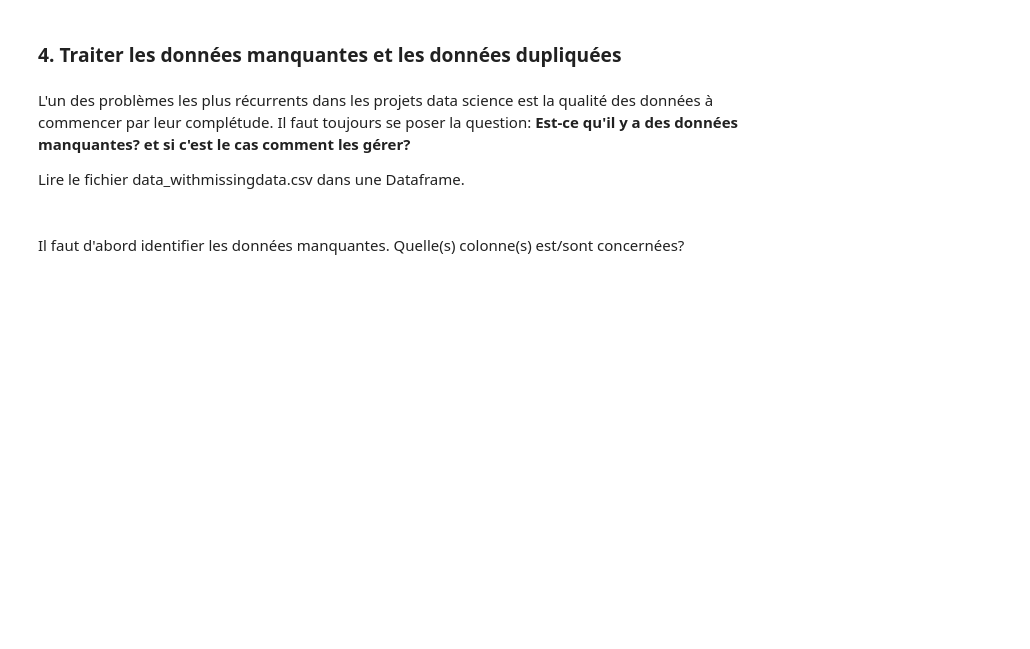
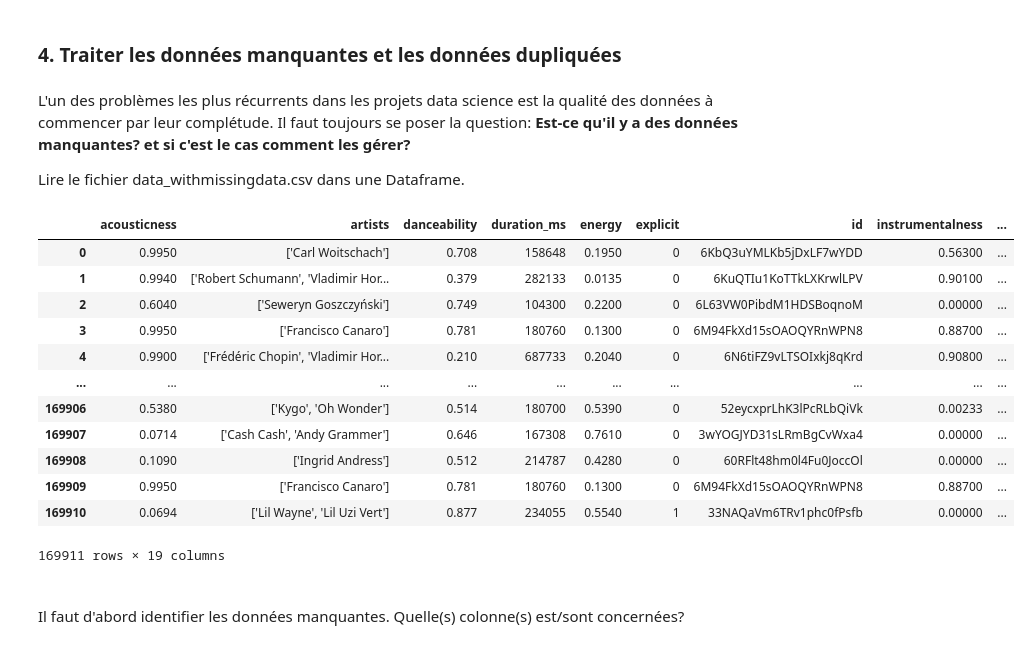
Before and after one commit to ziyadhr99/Lab_IA, a Jupyter notebook: Lab1_numpy_pandas/Lab1_AI_Numpy_Pandas.ipynb, the cells around one changed output. Saved outputs shown, nothing was run; the diff lists cells and outputs as text; code cells hidden in the pictures; blank space fills up the shorter version.

```diff
--- a/Lab1_numpy_pandas/Lab1_AI_Numpy_Pandas.ipynb
+++ b/Lab1_numpy_pandas/Lab1_AI_Numpy_Pandas.ipynb
@@ -712,5 +820,22 @@ df[df['key'].isin([0,3,5,8,10])]
 L'un des problèmes les plus récurrents dans les projets data science est la qualité des données à commencer par leur complétude. Il faut toujours se poser la question: **Est-ce qu'il y a des données manquantes? et si c'est le cas comment les gérer?**
 
 Lire le fichier data_withmissingdata.csv dans une Dataframe.
+# %%
+df1 = pd.read_csv("music_dataset/data_withmissingdata.csv",sep=',')
+df1
+# %% [output]
+|  | acousticness | artists | danceability | duration_ms | energy | explicit | id | instrumentalness | ... |
+| 0 | 0.9950 | ['Carl Woitschach'] | 0.708 | 158648 | 0.1950 | 0 | 6KbQ3uYMLKb5jDxLF7wYDD | 0.56300 | ... |
+| 1 | 0.9940 | ['Robert Schumann', 'Vladimir Hor... | 0.379 | 282133 | 0.0135 | 0 | 6KuQTIu1KoTTkLXKrwlLPV | 0.90100 | ... |
+| 2 | 0.6040 | ['Seweryn Goszczyński'] | 0.749 | 104300 | 0.2200 | 0 | 6L63VW0PibdM1HDSBoqnoM | 0.00000 | ... |
+| 3 | 0.9950 | ['Francisco Canaro'] | 0.781 | 180760 | 0.1300 | 0 | 6M94FkXd15sOAOQYRnWPN8 | 0.88700 | ... |
+| 4 | 0.9900 | ['Frédéric Chopin', 'Vladimir Hor... | 0.210 | 687733 | 0.2040 | 0 | 6N6tiFZ9vLTSOIxkj8qKrd | 0.90800 | ... |
+| ... | ... | ... | ... | ... | ... | ... | ... | ... | ... |
+| 169906 | 0.5380 | ['Kygo', 'Oh Wonder'] | 0.514 | 180700 | 0.5390 | 0 | 52eycxprLhK3lPcRLbQiVk | 0.00233 | ... |
+| 169907 | 0.0714 | ['Cash Cash', 'Andy Grammer'] | 0.646 | 167308 | 0.7610 | 0 | 3wYOGJYD31sLRmBgCvWxa4 | 0.00000 | ... |
+| 169908 | 0.1090 | ['Ingrid Andress'] | 0.512 | 214787 | 0.4280 | 0 | 60RFlt48hm0l4Fu0JoccOl | 0.00000 | ... |
+| 169909 | 0.9950 | ['Francisco Canaro'] | 0.781 | 180760 | 0.1300 | 0 | 6M94FkXd15sOAOQYRnWPN8 | 0.88700 | ... |
+| 169910 | 0.0694 | ['Lil Wayne', 'Lil Uzi Vert'] | 0.877 | 234055 | 0.5540 | 1 | 33NAQaVm6TRv1phc0fPsfb | 0.00000 | ... |
+169911 rows × 19 columns
 # %% [markdown]
 <br> Il faut d'abord identifier les données manquantes. Quelle(s) colonne(s) est/sont concernées?
```
Also changed, not shown: parts of 20 cells of this notebook.
